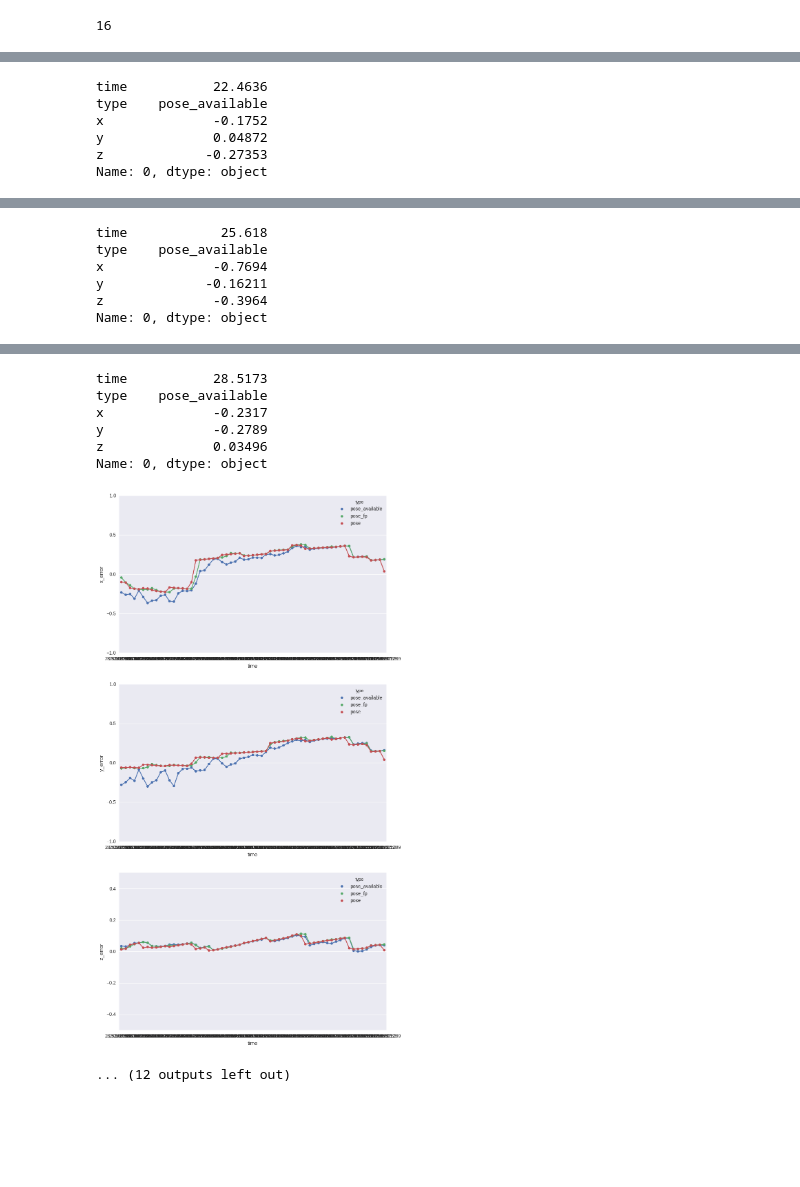
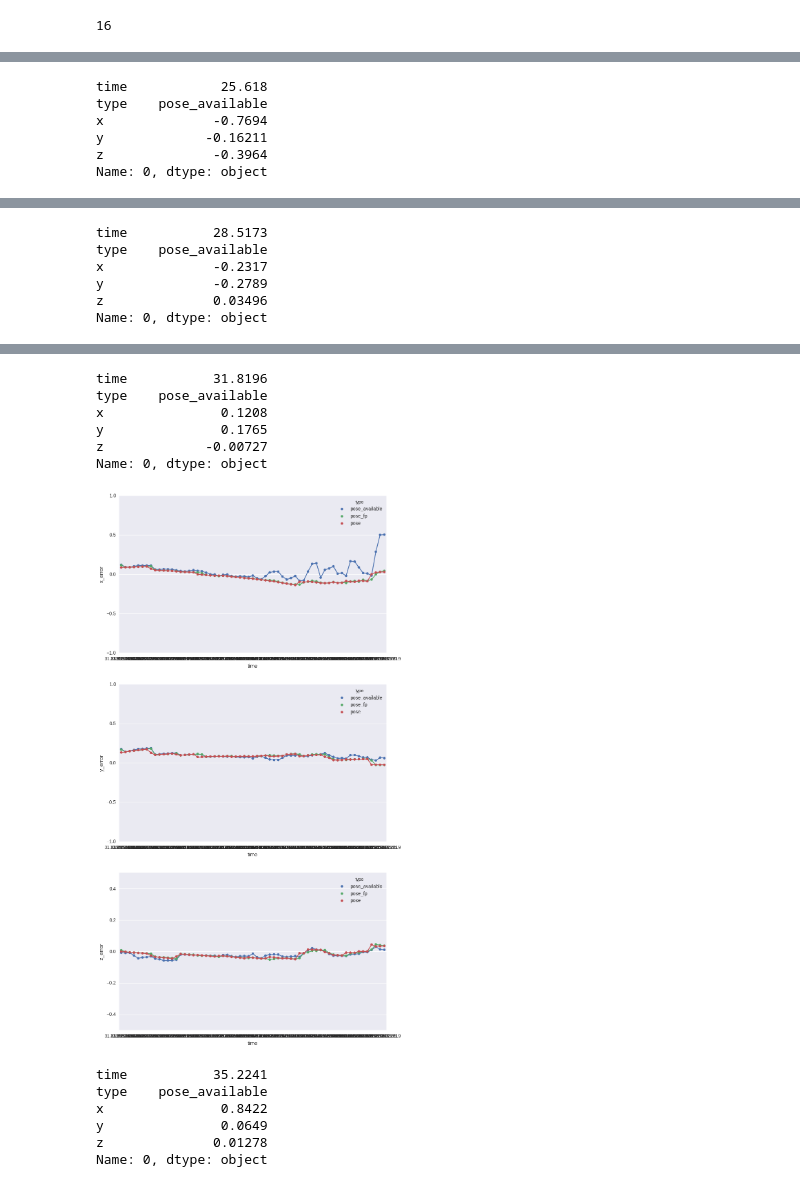
Before and after one commit to peteflorence/latency_evaluations, a Jupyter notebook: Pose_evaluations-diffs.ipynb, the cells around one changed output, grey strips where cells are left out. Drawn from its saved outputs; the diff is of its cells as text; code cells hidden in the pictures; blank space fills up the shorter version.

Commit message:
plots up

```diff
--- a/Pose_evaluations-diffs.ipynb
+++ b/Pose_evaluations-diffs.ipynb
@@ -73,7 +73,7 @@ print len(list_of_smoothed_path_df)
 sns.set_style("darkgrid")
 
 for index, value in enumerate(list_of_smoothed_path_df):
-    if index < 4:
+    if index < 5:
         continue # this is to not plot data sitting on ground
     print value.iloc[0]
     f, (ax1, ax2, ax3) = plt.subplots(3, figsize=(10,20))
@@ -113,6 +113,6 @@ Name: 0, dtype: object
-time           22.4636
+time            25.618
 type    pose_available
-x              -0.1752
-y              0.04872
-z             -0.27353
+x              -0.7694
+y             -0.16211
+z              -0.3964
 Name: 0, dtype: object
@@ -120,6 +120,6 @@ Name: 0, dtype: object
-time            25.618
+time           28.5173
 type    pose_available
-x              -0.7694
-y             -0.16211
-z              -0.3964
+x              -0.2317
+y              -0.2789
+z              0.03496
 Name: 0, dtype: object
@@ -127,8 +127,13 @@ Name: 0, dtype: object
-time           28.5173
+time           31.8196
 type    pose_available
-x              -0.2317
-y              -0.2789
-z              0.03496
+x               0.1208
+y               0.1765
+z             -0.00727
 Name: 0, dtype: object
-[figure, old version]
+[figure, new version]
-... (12 outputs left out)
+time           35.2241
+type    pose_available
+x               0.8422
+y               0.0649
+z              0.01278
+Name: 0, dtype: object
```
Also changed, not shown: parts of 1 cell of this notebook, 1 other file.
